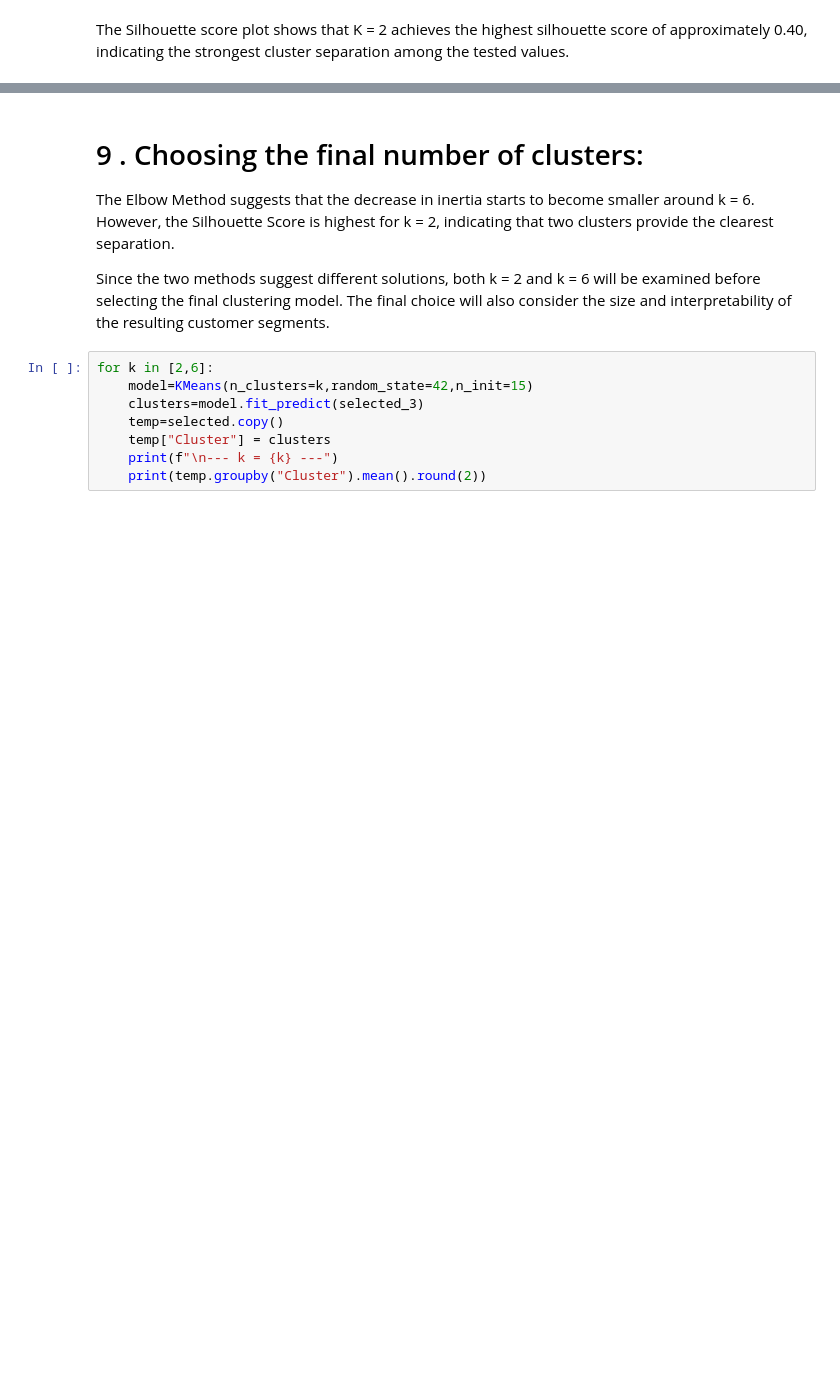
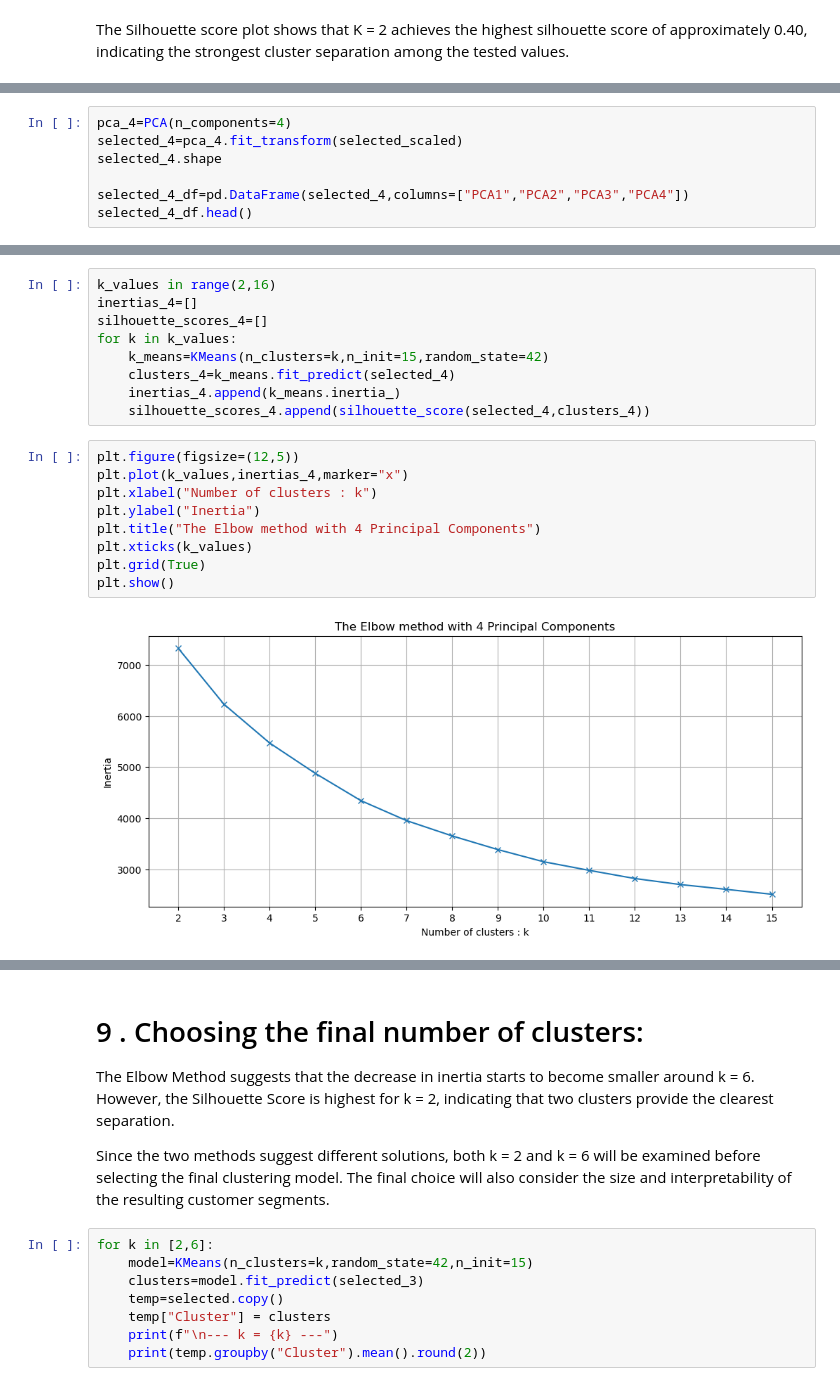
Before and after one commit to MejriFarah/customer-segmentation-project, a Jupyter notebook: scripts/pca_clustering.ipynb, the cells around one changed output, grey strips where cells are left out. Drawn from its saved outputs; the diff is of its cells as text; blank space fills up the shorter version.

```diff
--- a/scripts/pca_clustering.ipynb
+++ b/scripts/pca_clustering.ipynb
@@ -223,0 +153,7 @@ The Silhouette score plot shows that K = 2 achieves the highest silhouette score
+# %%
+pca_4=PCA(n_components=4)
+selected_4=pca_4.fit_transform(selected_scaled)
+selected_4.shape
+
+selected_4_df=pd.DataFrame(selected_4,columns=["PCA1","PCA2","PCA3","PCA4"])
+selected_4_df.head()
@@ -223,0 +167,20 @@ The Silhouette score plot shows that K = 2 achieves the highest silhouette score
+# %%
+k_values in range(2,16)
+inertias_4=[]
+silhouette_scores_4=[]
+for k in k_values:
+    k_means=KMeans(n_clusters=k,n_init=15,random_state=42)
+    clusters_4=k_means.fit_predict(selected_4)
+    inertias_4.append(k_means.inertia_)
+    silhouette_scores_4.append(silhouette_score(selected_4,clusters_4))
+# %%
+plt.figure(figsize=(12,5))
+plt.plot(k_values,inertias_4,marker="x")
+plt.xlabel("Number of clusters : k")
+plt.ylabel("Inertia")
+plt.title("The Elbow method with 4 Principal Components")
+plt.xticks(k_values)
+plt.grid(True)
+plt.show()
+# %% [output]
+[figure, added]
```
Also changed, not shown: parts of 28 cells of this notebook.
